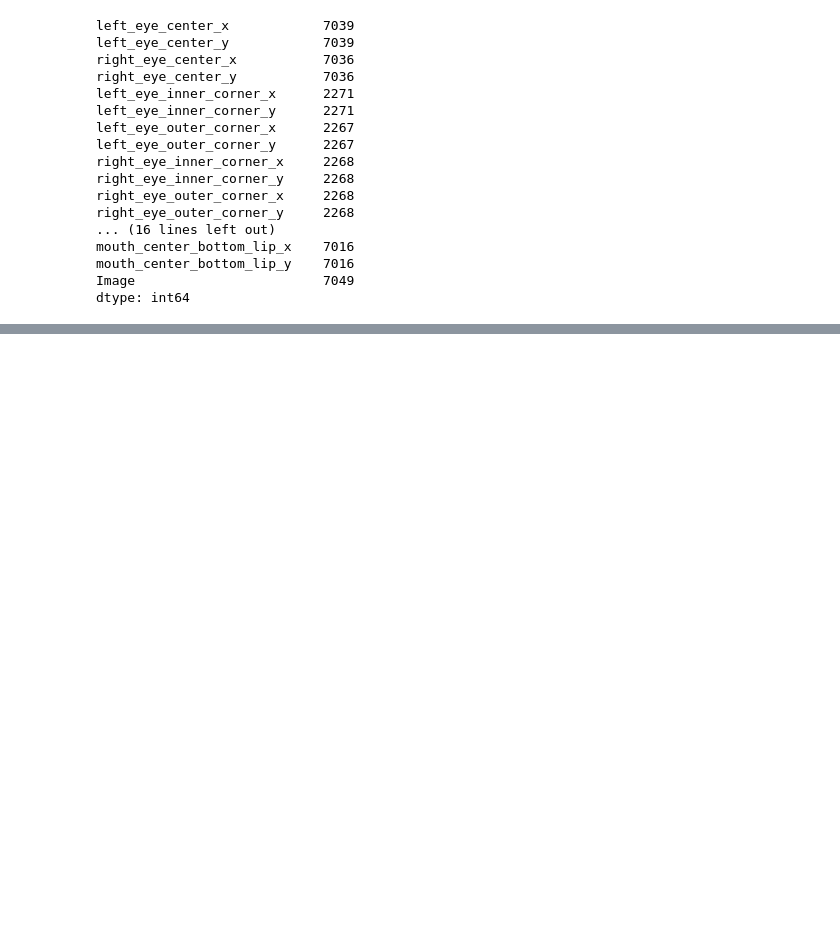
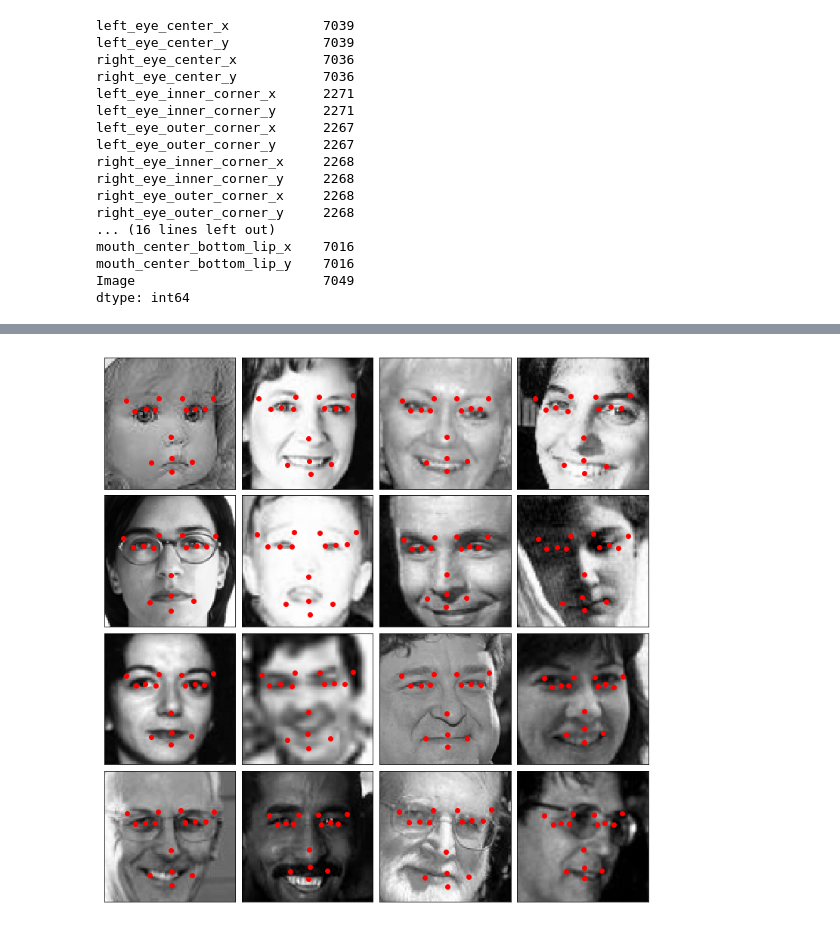
Before and after one commit to alexdauenhauer/MIDS_W207_facial_recognition, a Jupyter notebook: Alex_testlab.ipynb, the cells around one changed output, grey strips where cells are left out. Saved outputs shown, nothing was run; the diff lists cells and outputs as text; code cells hidden in the pictures; blank space fills up the shorter version.

```diff
--- a/Alex_testlab.ipynb
+++ b/Alex_testlab.ipynb
@@ -233,0 +373,5 @@ plt.show()
+# %%
+model2.fit(X, y,
+          epochs=4,
+          validation_split=0.2,
+          callbacks=[history])
@@ -233,0 +393,5 @@ plt.show()
+# %%
+x_test, y_test = load2d(test=True)
+# %%
+pred = model2.predict(x_test)
+pred[0]
@@ -233,0 +406,15 @@ plt.show()
+# %%
+idx = np.random.randint(0, len(x_test), 16)
+# %%
+fig = plt.figure(figsize=(10,10))
+fig.subplots_adjust(left=0, right=1,
+                    bottom=0, top=1,
+                    hspace=0.05, wspace=0.05)
+for i, loc in enumerate(idx):
+    img = x_test[loc].reshape(96,96)
+    ax = fig.add_subplot(4, 4, i + 1, xticks=[], yticks=[])
+    ax.imshow(x_test[loc].reshape(96,96), cmap='gray')
+    ax.scatter(pred[loc][0::2] * 48 + 48,
+               pred[loc][1::2] * 48 + 48, c='r')
+# %% [output]
+[figure, added]
```
Also changed, not shown: parts of 48 cells of this notebook.
